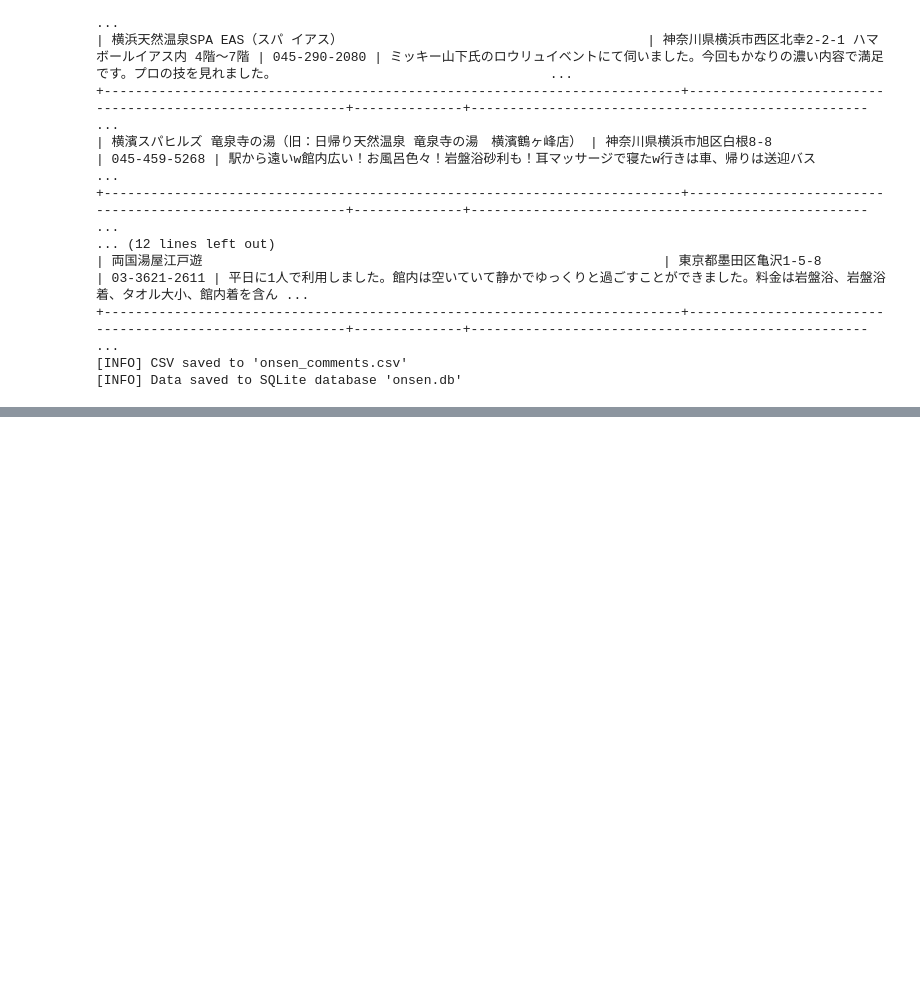
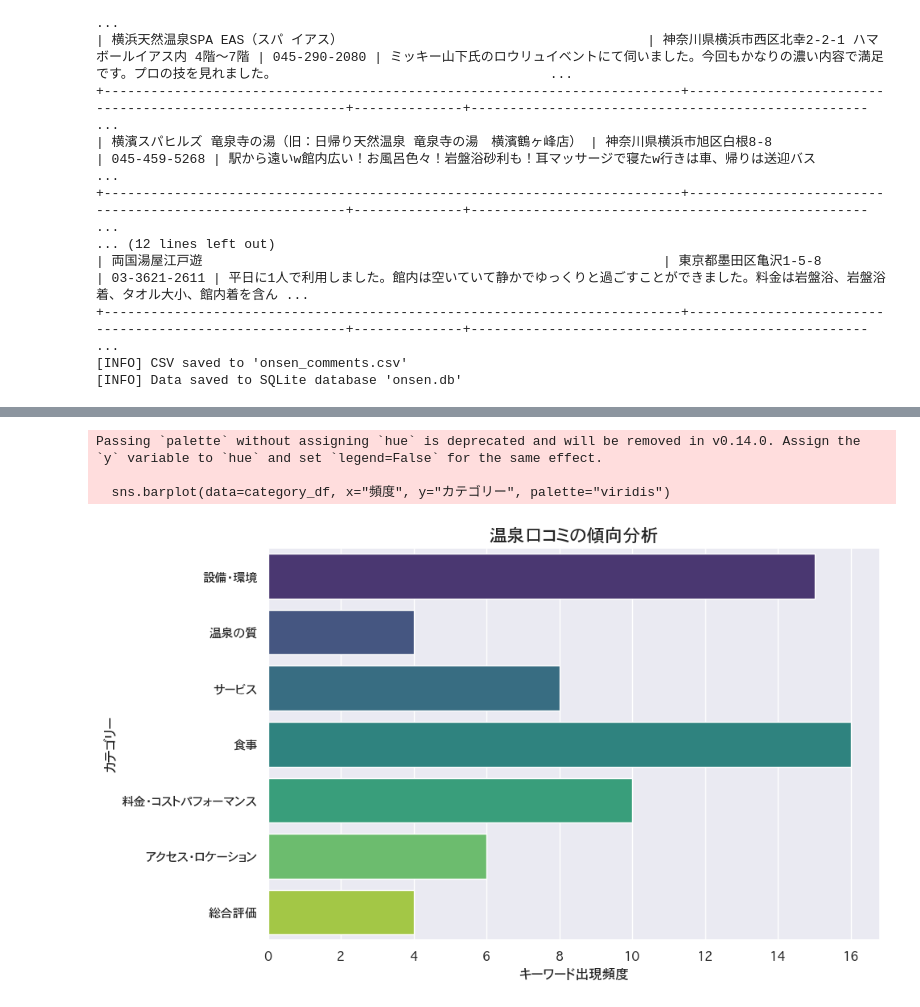
Before and after one commit to s2422103/git-prog2, a Jupyter notebook: dsprog2.ipynb, the cells around one changed output, grey strips where cells are left out. Drawn from its saved outputs; the diff is of its cells as text; code cells hidden in the pictures; blank space fills up the shorter version.

Commit message:
データベースの保存、csvファイルの読み込みとグラフによるデータの可視化

```diff
--- a/dsprog2.ipynb
+++ b/dsprog2.ipynb
@@ -139,3 +138,71 @@ if __name__ == "__main__":
 +--------------------------------------------------------------------------+---------------------------------------------------------+--------------+--------------------------------------------------- ...
 [INFO] CSV saved to 'onsen_comments.csv'
 [INFO] Data saved to SQLite database 'onsen.db'
+# %%
+%pip install janome
+
+import pandas as pd
+import matplotlib.pyplot as plt
+import seaborn as sns
+from janome.tokenizer import Tokenizer
+from collections import Counter
+import matplotlib.font_manager as fm
+for font in fm.findSystemFonts(fontpaths=None, fontext='ttf'):
+    if "Noto" in font or "Gothic" in font or "ヒラギノ" in font or "Osaka" in font or "Arial" in font:
+        print(font)
+
+# フォント設定（日本語対応）
+plt.rcParams['font.family'] = 'Osaka'
+
+# CSVファイルの読み込み
+csv_file = "onsen_comments.csv"  # CSVファイル名
+df = pd.read_csv(csv_file)
+
+# カテゴリーのキーワードを設定
+categories = {
+    "設備・環境": ["清潔", "景色", "施設", "露天風呂", "駐車場"],
+    "温泉の質": ["泉質", "湯温", "温度", "肌", "お湯"],
+    "サービス": ["スタッフ", "対応", "親切", "接客"],
+    "食事": ["料理", "食事", "朝食", "夕食", "美味しい"],
+    "料金・コストパフォーマンス": ["料金", "高い", "コスパ", "値段"],
+    "アクセス・ロケーション": ["アクセス", "場所", "遠い", "近い", "景観"],
+    "総合評価": ["満足", "また来たい", "リピート", "楽しめた"]
+}
+
+# コメント列を結合
+comments = df["comment1"].fillna("") + " " + df["comment2"].fillna("")
+all_comments = " ".join(comments)
+
+# 日本語テキストをトークン化
+tokenizer = Tokenizer()
+tokens = [token.surface for token in tokenizer.tokenize(all_comments)]
+# タイトルをトークン化
+tokens += [token.surface for token in tokenizer.tokenize(" ".join(df["name"]))]
+# x軸, y軸のラベルをトークン化
+tokens += [token.surface for token in tokenizer.tokenize(" ".join(df["address"]))]
+tokens += [token.surface for token in tokenizer.tokenize(" ".join(df["tel"]))]
+# キーワードをトークン化
+for category, keywords in categories.items():
+    tokens += [token.surface for token in tokenizer.tokenize(" ".join(keywords))]
+
+
+# カテゴリーごとのキーワード出現頻度をカウント
+category_counts = {category: 0 for category in categories}
+for category, keywords in categories.items():
+    category_counts[category] = sum(tokens.count(keyword) for keyword in keywords)
+
+# 結果をDataFrameに変換
+category_df = pd.DataFrame(list(category_counts.items()), columns=["カテゴリー", "頻度"])
+
+# 口コミ分析のグラフを作成
+plt.figure(figsize=(10, 6))
+sns.barplot(data=category_df, x="頻度", y="カテゴリー", palette="viridis")
+plt.title("温泉口コミの傾向分析", fontsize=16)
+plt.xlabel("キーワード出現頻度", fontsize=12)
+plt.ylabel("カテゴリー", fontsize=12)
+plt.tight_layout()
+
+# グラフを保存
+plt.savefig("onsen_comment_analysis.png")
+plt.show()
+# %% [output]
@@ -141,0 +226,4 @@ if __name__ == "__main__":
+Passing `palette` without assigning `hue` is deprecated and will be removed in v0.14.0. Assign the `y` variable to `hue` and set `legend=False` for the same effect.
+
+  sns.barplot(data=category_df, x="頻度", y="カテゴリー", palette="viridis")
+[figure, added]
```
Also changed, not shown: parts of 2 cells of this notebook.
